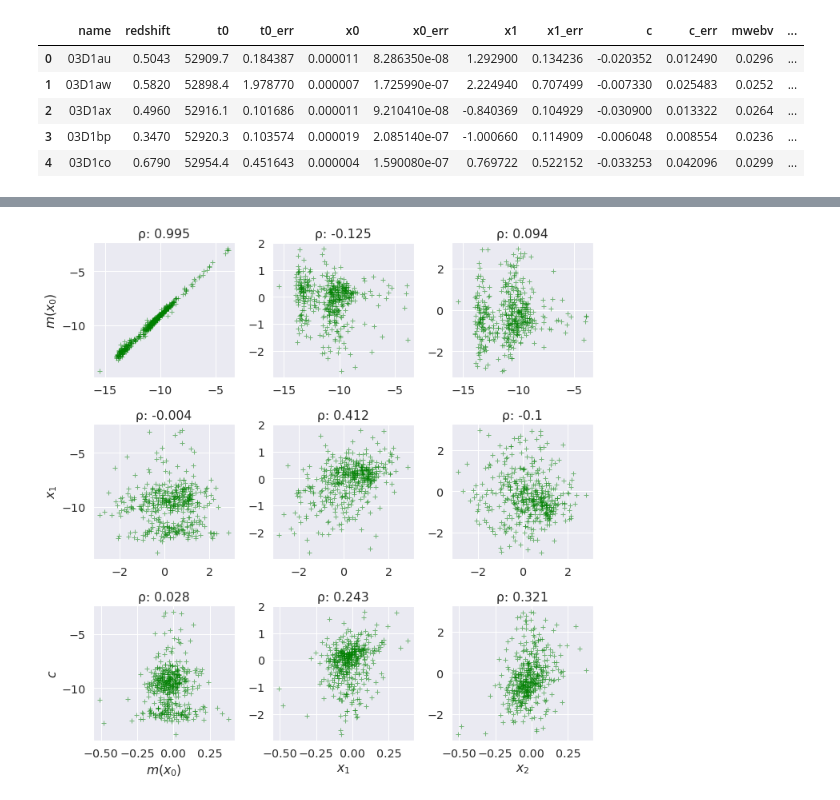
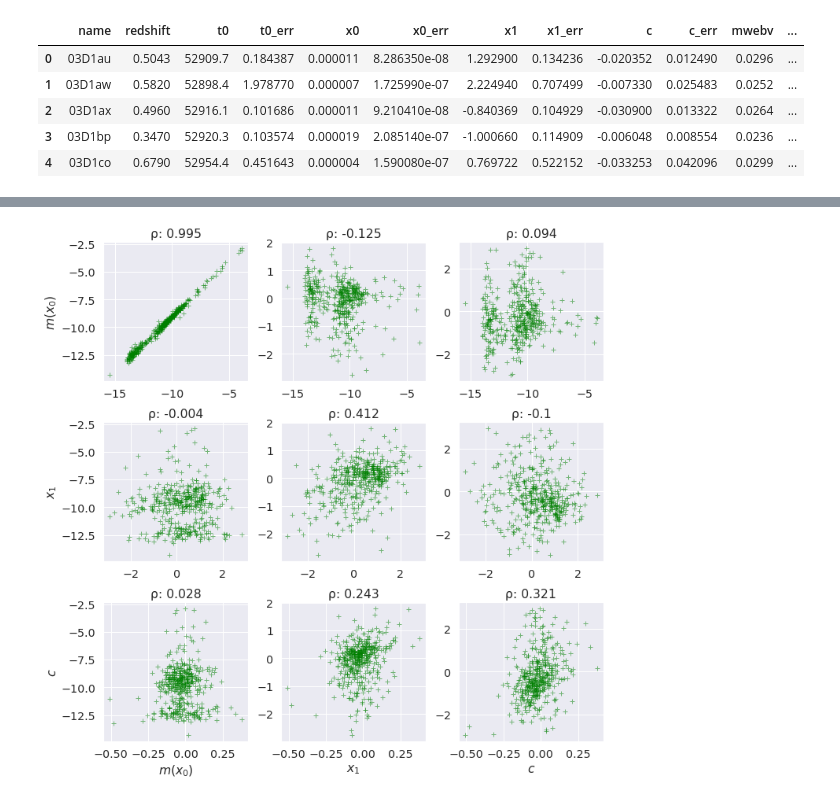
Before and after one commit to joaofrancafisica/SNFACTORY_SNTRAIN, a Jupyter notebook: generate_image.ipynb, the cells around one changed output, grey strips where cells are left out. Cells and saved outputs as stored; diff of their text form; code cells hidden in the pictures.

Commit message:
melhorias no notebook de imagens

```diff
--- a/generate_image.ipynb
+++ b/generate_image.ipynb
@@ -3,9 +3,21 @@ import matplotlib.pyplot as plt
 import numpy as np
 import pandas as pd
 from scipy.stats import pearsonr
-import itertools
 import seaborn as sns
+import sncosmo
+import pickle as pk
+from sncosmo.salt2utils import BicubicInterpolator
+from scipy.interpolate import InterpolatedUnivariateSpline as Spline1d
+import astropy.units as u
+import astropy.constants as const
+from astropy.table import Table
+
+H_ERG_S = const.h.cgs.value
+C_AA_PER_S = const.c.to(u.AA / u.s).value
+HC_ERG_AA = H_ERG_S * C_AA_PER_S
+_SCALE_FACTOR = 1e-12
+
 sns.set_theme()
-sns.set(font_scale=13)
+sns.set(font_scale=1.3)
 
 %matplotlib inline
@@ -70,22 +82,22 @@ for i in range(0, len(commom_sns)):
 # %%
 variables = ['mag_x0', 'x1', 'x2']
 latex_variables_exp = ['$m(x_0)$', '$x_1$', '$x_2$']
 latex_variables_salt2 = ['$m(x_0)$', '$x_1$', '$c$']
 
-sns.set(font_scale=1.3)
+#sns.set(font_scale=1.3)
 fig, ax = plt.subplots(3, 3, figsize=(10, 10))
 for i in range(0, len(ax)):
     for j in range(0, len(ax[0])):
         pearsoncoeff = str(round(pearsonr(np.array(covariance_graph_dictionary[variables[i]+'_salt2']), np.array(covariance_graph_dictionary[variables[j]+'_exp3']))[0], 3))
         ax[i][j].plot(covariance_graph_dictionary[variables[i]+'_salt2'], covariance_graph_dictionary[variables[j]+'_exp3'], '+', c='green', alpha=.5)
         ax[i][j].set_title('ρ: '+pearsoncoeff)
 
         if j==0:
             ax[i][j].set_ylabel(latex_variables_salt2[i])
         if i==2:
-            ax[i][j].set_xlabel(latex_variables_exp[j])
+            ax[i][j].set_xlabel(latex_variables_salt2[j])
 
 fig.tight_layout()
 fig.savefig('./images/pearsoncoeffs.png', dpi=300)
 # %% [output]
-[figure, old version]
+[figure, new version]
```
Also changed, not shown: parts of 16 cells of this notebook, 3 other files.
